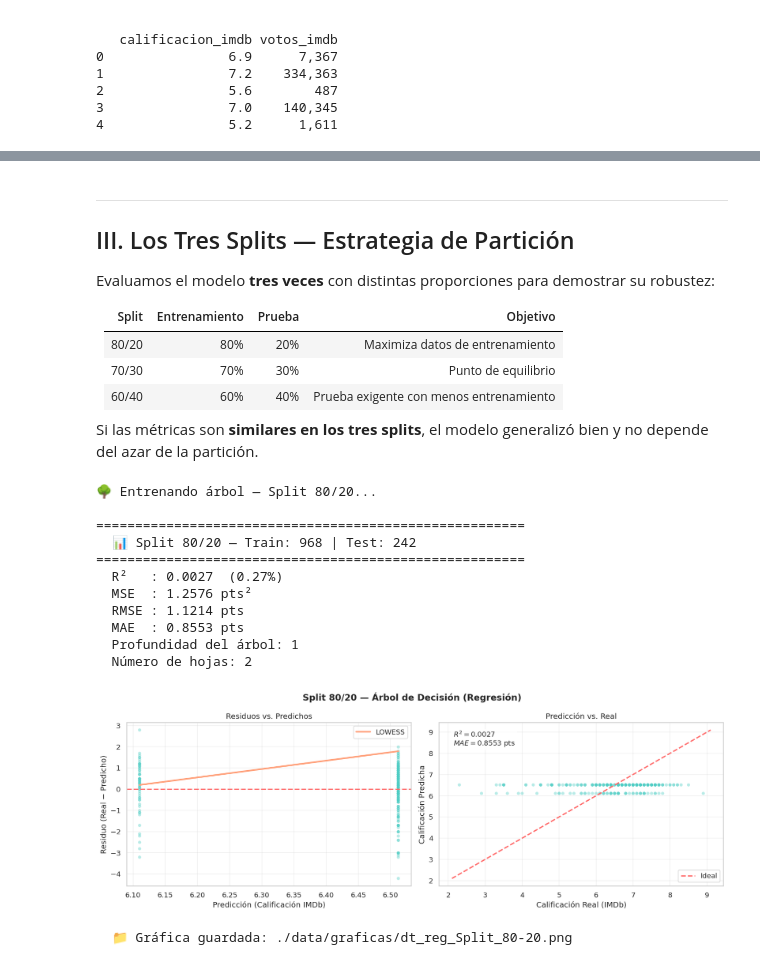
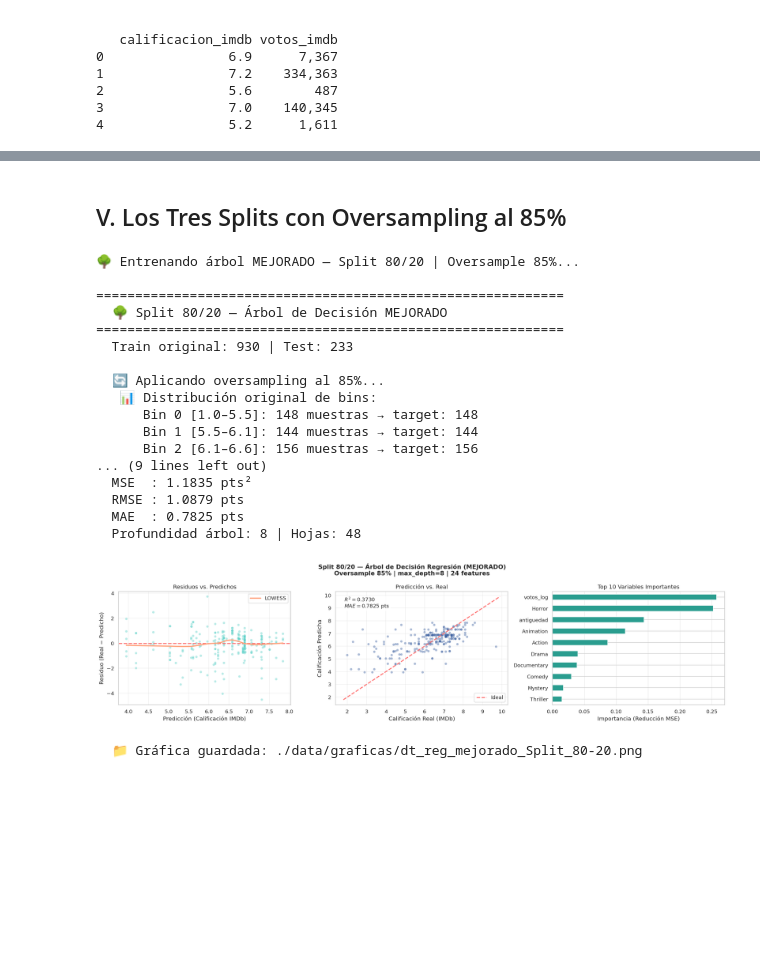
Before and after one commit to SantiagoPlazas2005/Grupo6_Plazas_Ordo-ez, a Jupyter notebook: notebooks/arbol_decision_regresion_peliculas.ipynb, the cells around one changed output, grey strips where cells are left out. Cells and saved outputs as stored; diff of their text form; code cells hidden in the pictures; blank space fills up the shorter version.

Commit message:
LISTO PARA EXPONER

```diff
--- a/notebooks/arbol_decision_regresion_peliculas.ipynb
+++ b/notebooks/arbol_decision_regresion_peliculas.ipynb
@@ -248,32 +324,34 @@ print("✅ Función evaluar_split() definida.")
-# %% [markdown]
----
-## III. Los Tres Splits — Estrategia de Partición
-
-Evaluamos el modelo **tres veces** con distintas proporciones para demostrar su robustez:
-
-| Split | Entrenamiento | Prueba | Objetivo |
-|-------|-------------|--------|----------|
-| 80/20 | 80% | 20% | Maximiza datos de entrenamiento |
-| 70/30 | 70% | 30% | Punto de equilibrio |
-| 60/40 | 60% | 40% | Prueba exigente con menos entrenamiento |
-
-Si las métricas son **similares en los tres splits**, el modelo generalizó bien y no depende del azar de la partición.
+# %% [markdown]
+## V. Los Tres Splits con Oversampling al 85%
 # %%
-# ── CELDA 5: Split 1 — 80% Entrenamiento / 20% Prueba ────────────────────────
-print("🌳 Entrenando árbol — Split 80/20...")
-modelo_s1, y_test_s1, y_pred_s1 = evaluar_split(X, y, test_size=0.20, split_label='80/20')
+# ── CELDA 6: Split 1 — 80/20 con oversample 85% ──────────────────────────────
+print("🌳 Entrenando árbol MEJORADO — Split 80/20 | Oversample 85%...")
+modelo_s1, y_test_s1, y_pred_s1 = evaluar_split_mejorado(
+    X_full, y_full,
+    test_size=0.20,
+    split_label='80/20',
+    sampling_ratio=0.85,
+    max_depth=8,
+    min_samples_leaf=10
+)
 # %% [output]
-🌳 Entrenando árbol — Split 80/20...
+🌳 Entrenando árbol MEJORADO — Split 80/20 | Oversample 85%...
 
-=======================================================
-  📊 Split 80/20 — Train: 968 | Test: 242
-=======================================================
-  R²   : 0.0027  (0.27%)
-  MSE  : 1.2576 pts²
-  RMSE : 1.1214 pts
-  MAE  : 0.8553 pts
-  Profundidad del árbol: 1
-  Número de hojas: 2
+============================================================
+  🌳 Split 80/20 — Árbol de Decisión MEJORADO
+============================================================
+  Train original: 930 | Test: 233
+
+  🔄 Aplicando oversampling al 85%...
+   📊 Distribución original de bins:
+      Bin 0 [1.0–5.5]: 148 muestras → target: 148
+      Bin 1 [5.5–6.1]: 144 muestras → target: 144
+      Bin 2 [6.1–6.6]: 156 muestras → target: 156
+... (9 lines left out)
+  MSE  : 1.1835 pts²
+  RMSE : 1.0879 pts
+  MAE  : 0.7825 pts
+  Profundidad árbol: 8 | Hojas: 48
-[figure, old version]
+[figure, new version]
-  📁 Gráfica guardada: ./data/graficas/dt_reg_Split_80-20.png
+  📁 Gráfica guardada: ./data/graficas/dt_reg_mejorado_Split_80-20.png
 # %%
```
Also changed, not shown: parts of 26 cells of this notebook, 19 other files.
